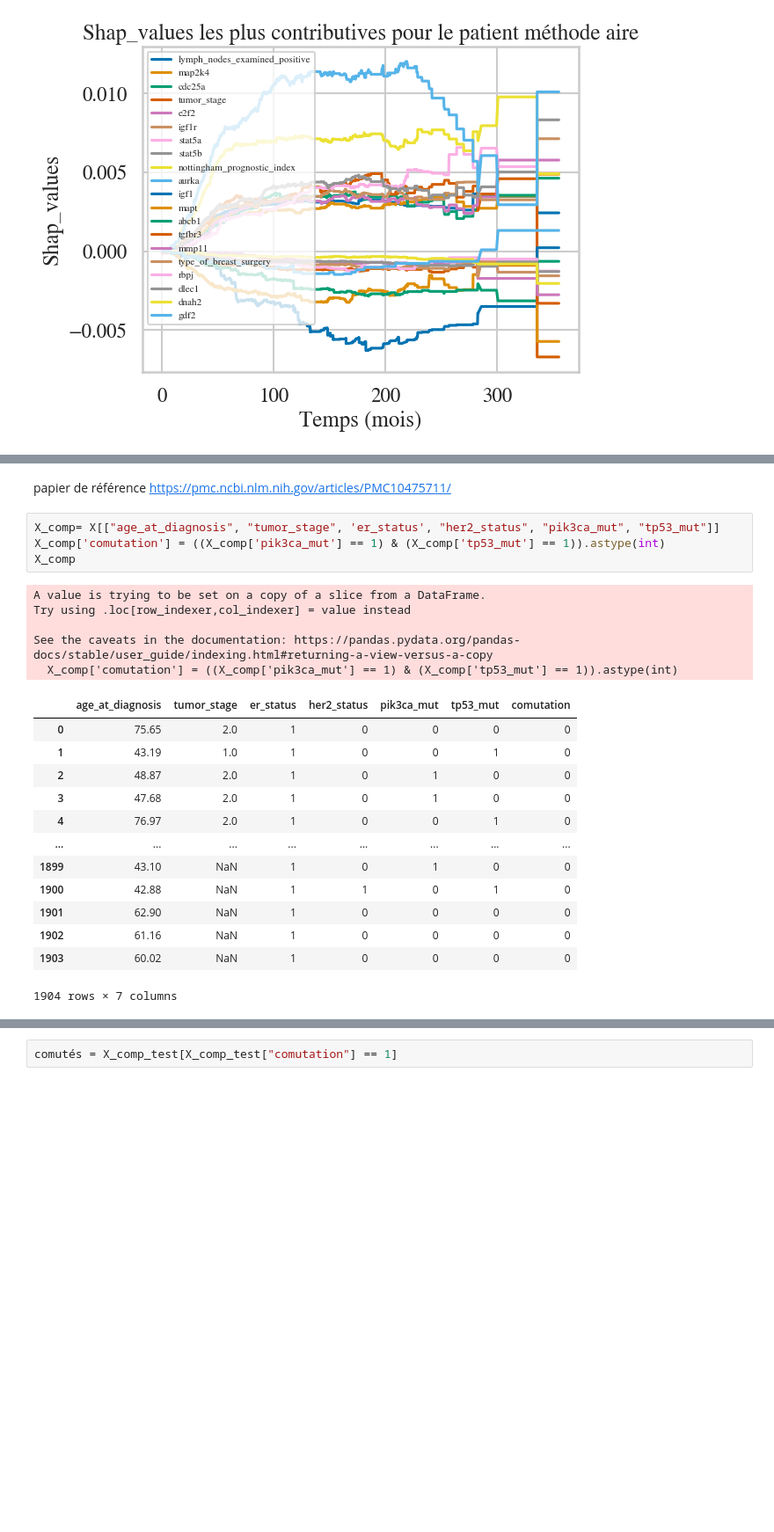
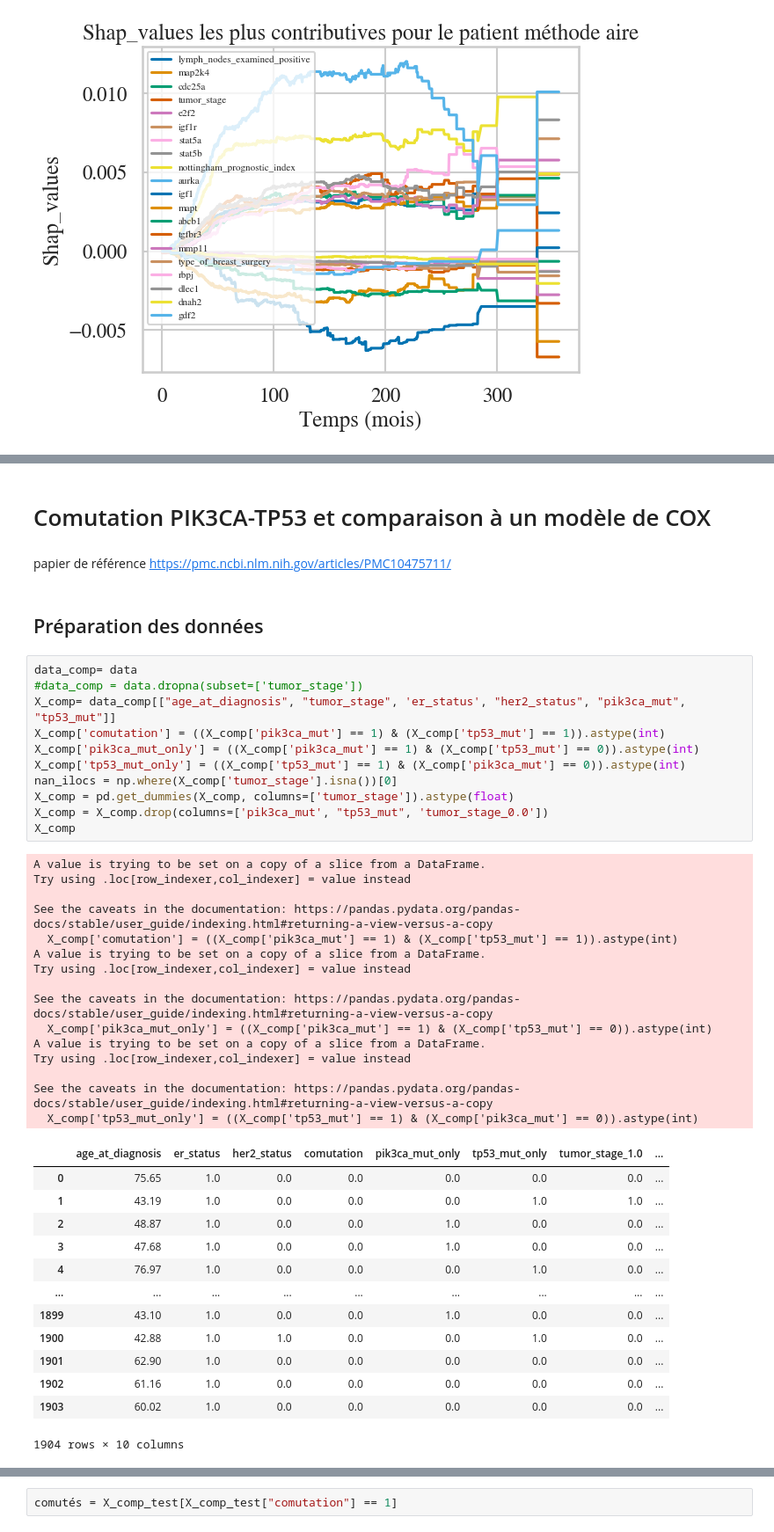
Before and after one commit to Clement-Dn/Surv-ML, a Jupyter notebook: SurvTreeShap_Metabric.ipynb, the cells around one changed output, grey strips where cells are left out. Shown at 88% size. Saved outputs shown, nothing was run; the diff lists cells and outputs as text; blank space fills up the shorter version.

```diff
--- a/SurvTreeShap_Metabric.ipynb
+++ b/SurvTreeShap_Metabric.ipynb
@@ -174,26 +198,47 @@ fstp.Shapvaluesrank(model= rsf, data=X_test, times=None, sample_size=2, number_o
+# %% [markdown]
+# Comutation PIK3CA-TP53 et comparaison à un modèle de COX
 # %% [markdown]
 papier de référence https://pmc.ncbi.nlm.nih.gov/articles/PMC10475711/
-# %%
-X_comp= X[["age_at_diagnosis", "tumor_stage", 'er_status', "her2_status", "pik3ca_mut", "tp53_mut"]]
-X_comp['comutation'] = ((X_comp['pik3ca_mut'] == 1) & (X_comp['tp53_mut'] == 1)).astype(int)
-X_comp
-# %% [output]
-A value is trying to be set on a copy of a slice from a DataFrame.
-Try using .loc[row_indexer,col_indexer] = value instead
-
-See the caveats in the documentation: https://pandas.pydata.org/pandas-docs/stable/user_guide/indexing.html#returning-a-view-versus-a-copy
-  X_comp['comutation'] = ((X_comp['pik3ca_mut'] == 1) & (X_comp['tp53_mut'] == 1)).astype(int)
-|  | age_at_diagnosis | tumor_stage | er_status | her2_status | pik3ca_mut | tp53_mut | comutation |
-| 0 | 75.65 | 2.0 | 1 | 0 | 0 | 0 | 0 |
-| 1 | 43.19 | 1.0 | 1 | 0 | 0 | 1 | 0 |
-| 2 | 48.87 | 2.0 | 1 | 0 | 1 | 0 | 0 |
-| 3 | 47.68 | 2.0 | 1 | 0 | 1 | 0 | 0 |
-| 4 | 76.97 | 2.0 | 1 | 0 | 0 | 1 | 0 |
-| ... | ... | ... | ... | ... | ... | ... | ... |
-| 1899 | 43.10 | NaN | 1 | 0 | 1 | 0 | 0 |
-| 1900 | 42.88 | NaN | 1 | 1 | 0 | 1 | 0 |
-| 1901 | 62.90 | NaN | 1 | 0 | 0 | 0 | 0 |
-| 1902 | 61.16 | NaN | 1 | 0 | 0 | 0 | 0 |
-| 1903 | 60.02 | NaN | 1 | 0 | 0 | 0 | 0 |
-1904 rows × 7 columns
+# %% [markdown]
+## Préparation des données
+# %%
+data_comp= data
+#data_comp = data.dropna(subset=['tumor_stage'])
+X_comp= data_comp[["age_at_diagnosis", "tumor_stage", 'er_status', "her2_status", "pik3ca_mut", "tp53_mut"]]
+X_comp['comutation'] = ((X_comp['pik3ca_mut'] == 1) & (X_comp['tp53_mut'] == 1)).astype(int)
+X_comp['pik3ca_mut_only'] = ((X_comp['pik3ca_mut'] == 1) & (X_comp['tp53_mut'] == 0)).astype(int)
+X_comp['tp53_mut_only'] = ((X_comp['tp53_mut'] == 1) & (X_comp['pik3ca_mut'] == 0)).astype(int)
+nan_ilocs = np.where(X_comp['tumor_stage'].isna())[0]
+X_comp = pd.get_dummies(X_comp, columns=['tumor_stage']).astype(float)
+X_comp = X_comp.drop(columns=['pik3ca_mut', "tp53_mut", 'tumor_stage_0.0'])
+X_comp
+# %% [output]
+A value is trying to be set on a copy of a slice from a DataFrame.
+Try using .loc[row_indexer,col_indexer] = value instead
+
+See the caveats in the documentation: https://pandas.pydata.org/pandas-docs/stable/user_guide/indexing.html#returning-a-view-versus-a-copy
+  X_comp['comutation'] = ((X_comp['pik3ca_mut'] == 1) & (X_comp['tp53_mut'] == 1)).astype(int)
+A value is trying to be set on a copy of a slice from a DataFrame.
+Try using .loc[row_indexer,col_indexer] = value instead
+
+See the caveats in the documentation: https://pandas.pydata.org/pandas-docs/stable/user_guide/indexing.html#returning-a-view-versus-a-copy
+  X_comp['pik3ca_mut_only'] = ((X_comp['pik3ca_mut'] == 1) & (X_comp['tp53_mut'] == 0)).astype(int)
+A value is trying to be set on a copy of a slice from a DataFrame.
+Try using .loc[row_indexer,col_indexer] = value instead
+
+See the caveats in the documentation: https://pandas.pydata.org/pandas-docs/stable/user_guide/indexing.html#returning-a-view-versus-a-copy
+  X_comp['tp53_mut_only'] = ((X_comp['tp53_mut'] == 1) & (X_comp['pik3ca_mut'] == 0)).astype(int)
+|  | age_at_diagnosis | er_status | her2_status | comutation | pik3ca_mut_only | tp53_mut_only | tumor_stage_1.0 | ... |
+| 0 | 75.65 | 1.0 | 0.0 | 0.0 | 0.0 | 0.0 | 0.0 | ... |
+| 1 | 43.19 | 1.0 | 0.0 | 0.0 | 0.0 | 1.0 | 1.0 | ... |
+| 2 | 48.87 | 1.0 | 0.0 | 0.0 | 1.0 | 0.0 | 0.0 | ... |
+| 3 | 47.68 | 1.0 | 0.0 | 0.0 | 1.0 | 0.0 | 0.0 | ... |
+| 4 | 76.97 | 1.0 | 0.0 | 0.0 | 0.0 | 1.0 | 0.0 | ... |
+| ... | ... | ... | ... | ... | ... | ... | ... | ... |
+| 1899 | 43.10 | 1.0 | 0.0 | 0.0 | 1.0 | 0.0 | 0.0 | ... |
+| 1900 | 42.88 | 1.0 | 1.0 | 0.0 | 0.0 | 1.0 | 0.0 | ... |
+| 1901 | 62.90 | 1.0 | 0.0 | 0.0 | 0.0 | 0.0 | 0.0 | ... |
+| 1902 | 61.16 | 1.0 | 0.0 | 0.0 | 0.0 | 0.0 | 0.0 | ... |
+| 1903 | 60.02 | 1.0 | 0.0 | 0.0 | 0.0 | 0.0 | 0.0 | ... |
+1904 rows × 10 columns
 # %%
```
Also changed, not shown: parts of 25 cells of this notebook.
